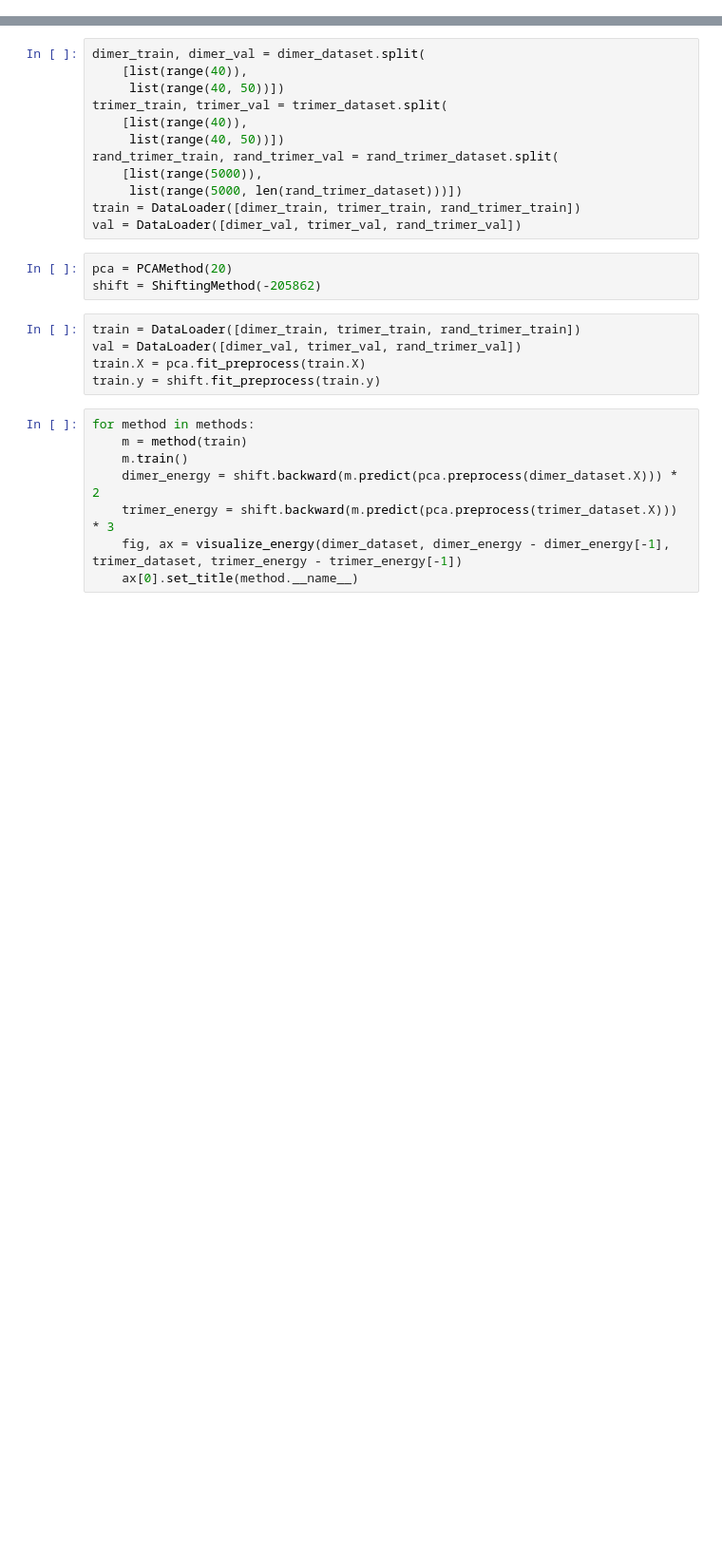
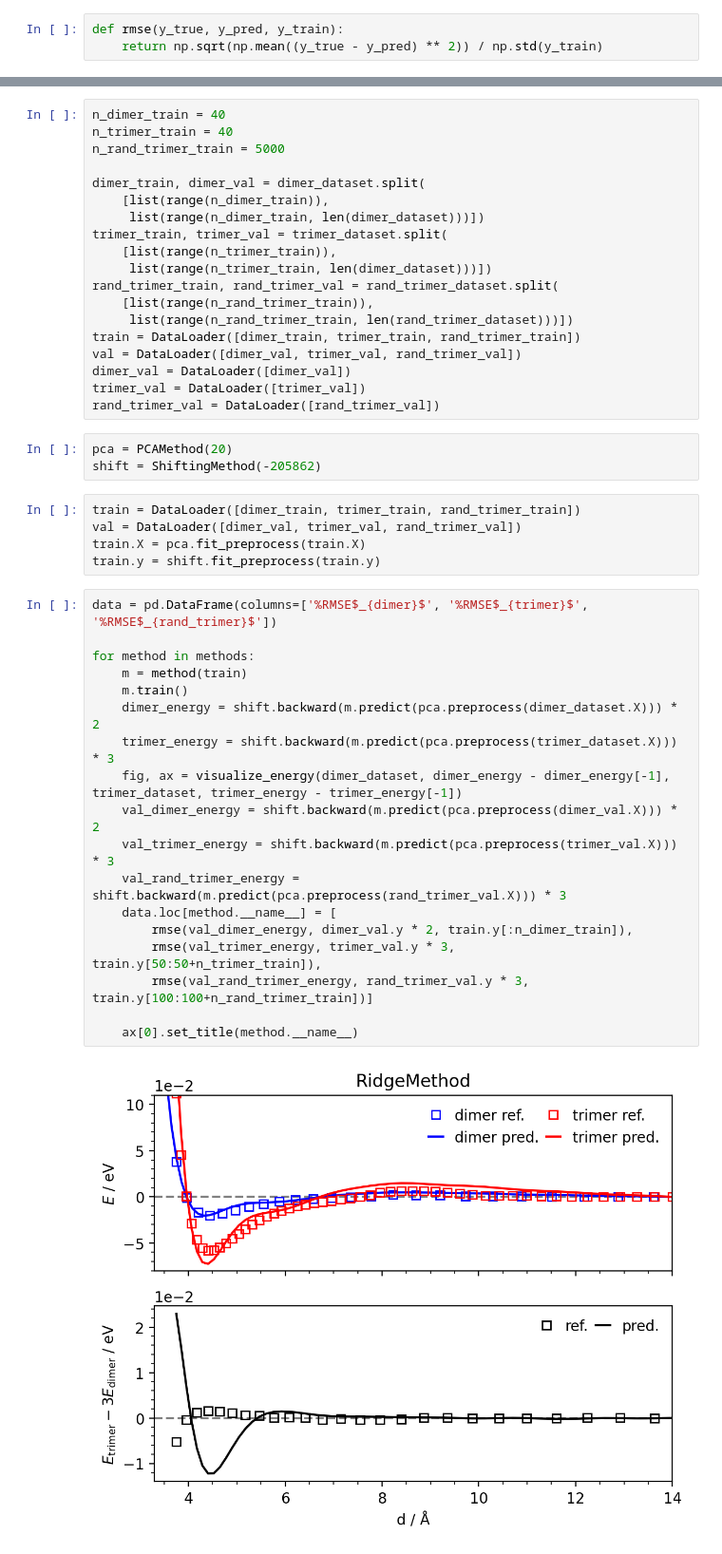
Before and after one commit to CS-433/ml-project-2-cross-entropy, a Jupyter notebook: run.ipynb, the cells around one changed output, grey strips where cells are left out. Shown at 95% size. Saved outputs shown, nothing was run; the diff lists cells and outputs as text; blank space fills up the shorter version.

Commit message:
update for RMSE criteria

```diff
--- a/run.ipynb
+++ b/run.ipynb
@@ -23,3 +26,6 @@ from methods.preprocessing.shift import ShiftingMethod
+# %%
+def rmse(y_true, y_pred, y_train):
+    return np.sqrt(np.mean((y_true - y_pred) ** 2)) / np.std(y_train)
 # %%
 methods = [RidgeMethod, BayesianRidgeMethod, DecisionTreeMethod, ElasticNetMethod, LassoMethod, RandomForestMethod, KnnMethod, LassoLarsMethod]
 # %%
@@ -30,17 +36,24 @@ dimer_dataset = Dataset.from_file('dataset/xe2_50.xyz', 2, featurizer)
 trimer_dataset = Dataset.from_file('dataset/xe3_50.xyz', 3, featurizer)
 rand_trimer_dataset = Dataset.from_file('dataset/xe3_dataset_dft.xyz', 3, featurizer)
 # %%
+n_dimer_train = 40
+n_trimer_train = 40
+n_rand_trimer_train = 5000
+
 dimer_train, dimer_val = dimer_dataset.split(
-    [list(range(40)),
-     list(range(40, 50))])
+    [list(range(n_dimer_train)),
+     list(range(n_dimer_train, len(dimer_dataset)))])
 trimer_train, trimer_val = trimer_dataset.split(
-    [list(range(40)),
-     list(range(40, 50))])
+    [list(range(n_trimer_train)),
+     list(range(n_trimer_train, len(dimer_dataset)))])
 rand_trimer_train, rand_trimer_val = rand_trimer_dataset.split(
-    [list(range(5000)),
-     list(range(5000, len(rand_trimer_dataset)))])
+    [list(range(n_rand_trimer_train)),
+     list(range(n_rand_trimer_train, len(rand_trimer_dataset)))])
 train = DataLoader([dimer_train, trimer_train, rand_trimer_train])
 val = DataLoader([dimer_val, trimer_val, rand_trimer_val])
+dimer_val = DataLoader([dimer_val])
+trimer_val = DataLoader([trimer_val])
+rand_trimer_val = DataLoader([rand_trimer_val])
 # %%
 pca = PCAMethod(20)
 shift = ShiftingMethod(-205862)
@@ -50,10 +63,22 @@ val = DataLoader([dimer_val, trimer_val, rand_trimer_val])
 train.X = pca.fit_preprocess(train.X)
 train.y = shift.fit_preprocess(train.y)
 # %%
+data = pd.DataFrame(columns=['%RMSE$_{dimer}$', '%RMSE$_{trimer}$', '%RMSE$_{rand_trimer}$'])
+
 for method in methods:
     m = method(train)
     m.train()
     dimer_energy = shift.backward(m.predict(pca.preprocess(dimer_dataset.X))) * 2
     trimer_energy = shift.backward(m.predict(pca.preprocess(trimer_dataset.X))) * 3
     fig, ax = visualize_energy(dimer_dataset, dimer_energy - dimer_energy[-1], trimer_dataset, trimer_energy - trimer_energy[-1])
+    val_dimer_energy = shift.backward(m.predict(pca.preprocess(dimer_val.X))) * 2
+    val_trimer_energy = shift.backward(m.predict(pca.preprocess(trimer_val.X))) * 3
+    val_rand_trimer_energy = shift.backward(m.predict(pca.preprocess(rand_trimer_val.X))) * 3
+    data.loc[method.__name__] = [
+        rmse(val_dimer_energy, dimer_val.y * 2, train.y[:n_dimer_train]),
+        rmse(val_trimer_energy, trimer_val.y * 3, train.y[50:50+n_trimer_train]),
+        rmse(val_rand_trimer_energy, rand_trimer_val.y * 3, train.y[100:100+n_rand_trimer_train])]
+
     ax[0].set_title(method.__name__)
+# %% [output]
+[figure, added]
```
Also changed, not shown: parts of 4 cells of this notebook, 1 other file.
